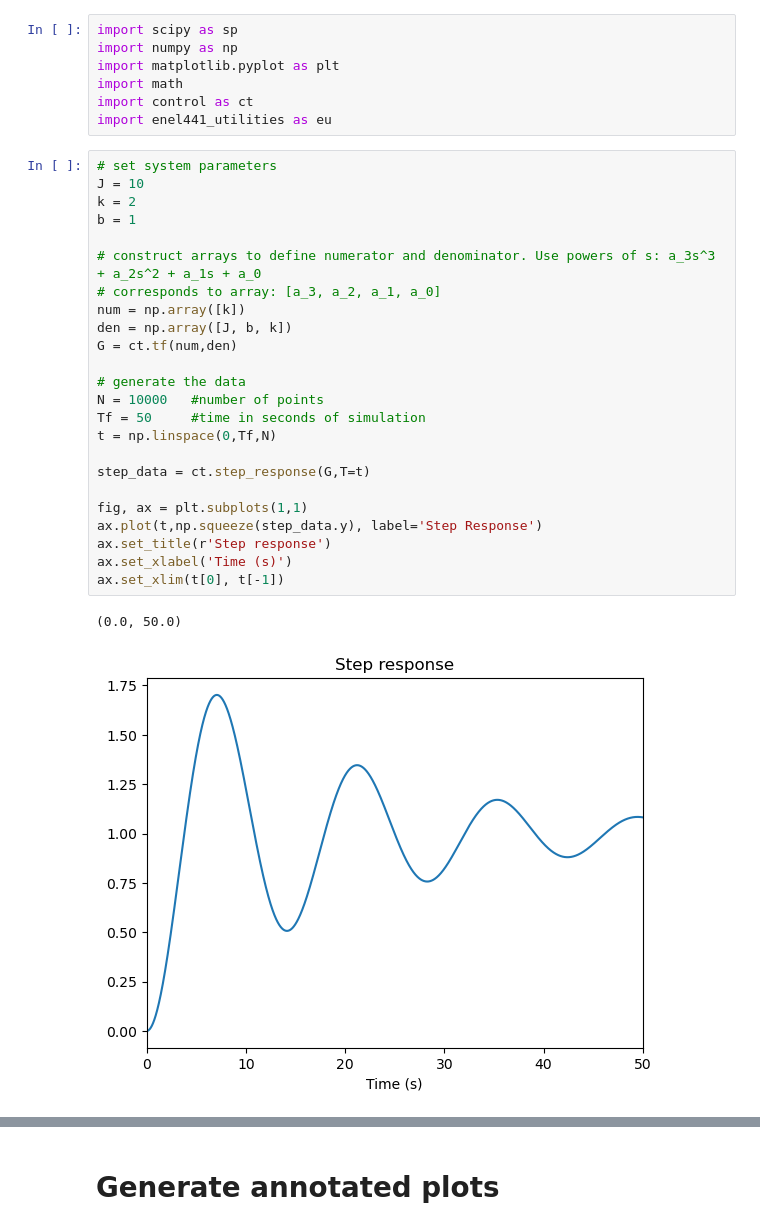
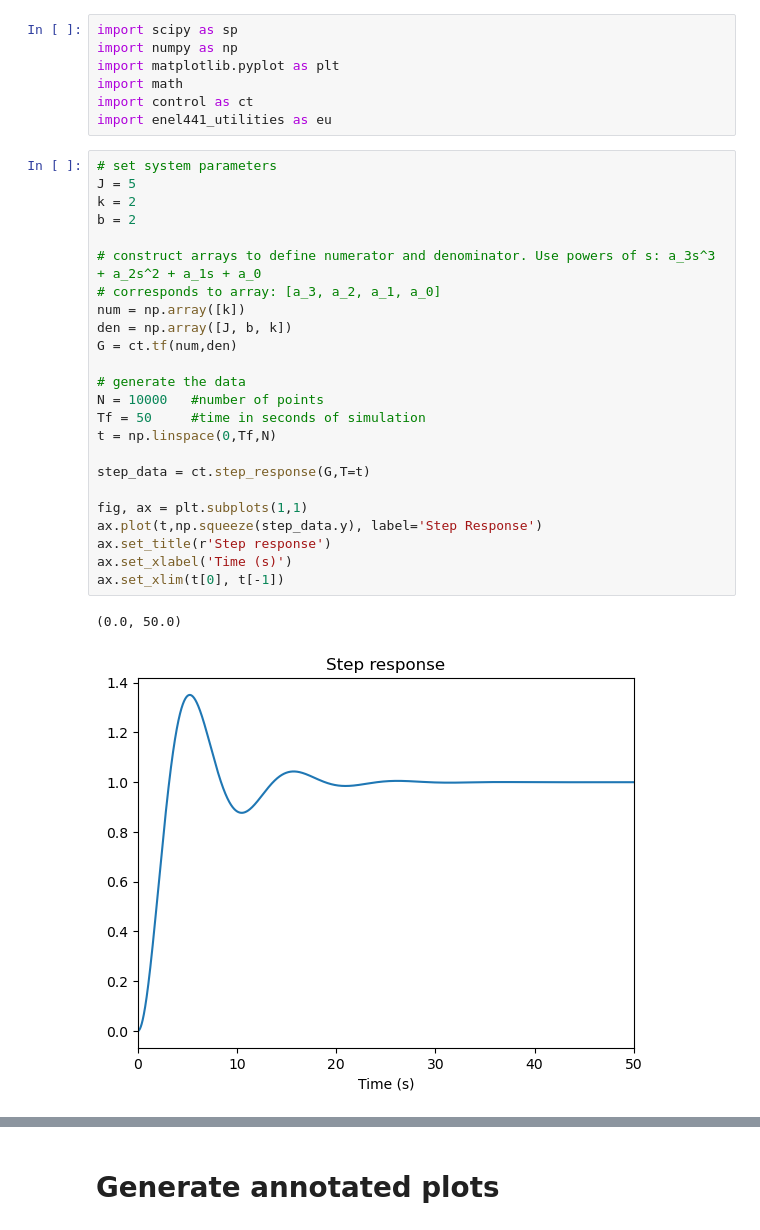
Before and after one commit to someone735/ENEL441Unit1, a Jupyter notebook: Unit 1 - Transfer Functions.ipynb, the cells around one changed output, grey strips where cells are left out. Saved outputs shown, nothing was run; the diff lists cells and outputs as text.

```diff
--- a/Unit 1 - Transfer Functions.ipynb
+++ b/Unit 1 - Transfer Functions.ipynb
@@ -190,31 +190,31 @@ import control as ct
 import enel441_utilities as eu
 # %%
 # set system parameters
-J = 10
+J = 5
 k = 2
-b = 1
+b = 2
 
 # construct arrays to define numerator and denominator. Use powers of s: a_3s^3 + a_2s^2 + a_1s + a_0
 # corresponds to array: [a_3, a_2, a_1, a_0]
 num = np.array([k])
 den = np.array([J, b, k])
 G = ct.tf(num,den)
 
 # generate the data
 N = 10000   #number of points
 Tf = 50     #time in seconds of simulation
 t = np.linspace(0,Tf,N)
 
 step_data = ct.step_response(G,T=t)
 
 fig, ax = plt.subplots(1,1)
 ax.plot(t,np.squeeze(step_data.y), label='Step Response')
 ax.set_title(r'Step response')
 ax.set_xlabel('Time (s)')
 ax.set_xlim(t[0], t[-1])
 # %% [output]
 (0.0, 50.0)
-[figure, old version]
+[figure, new version]
 # %% [markdown]
 # Characteristics of a step response (Transient Response)
 
```
Also changed, not shown: parts of 8 cells of this notebook.
